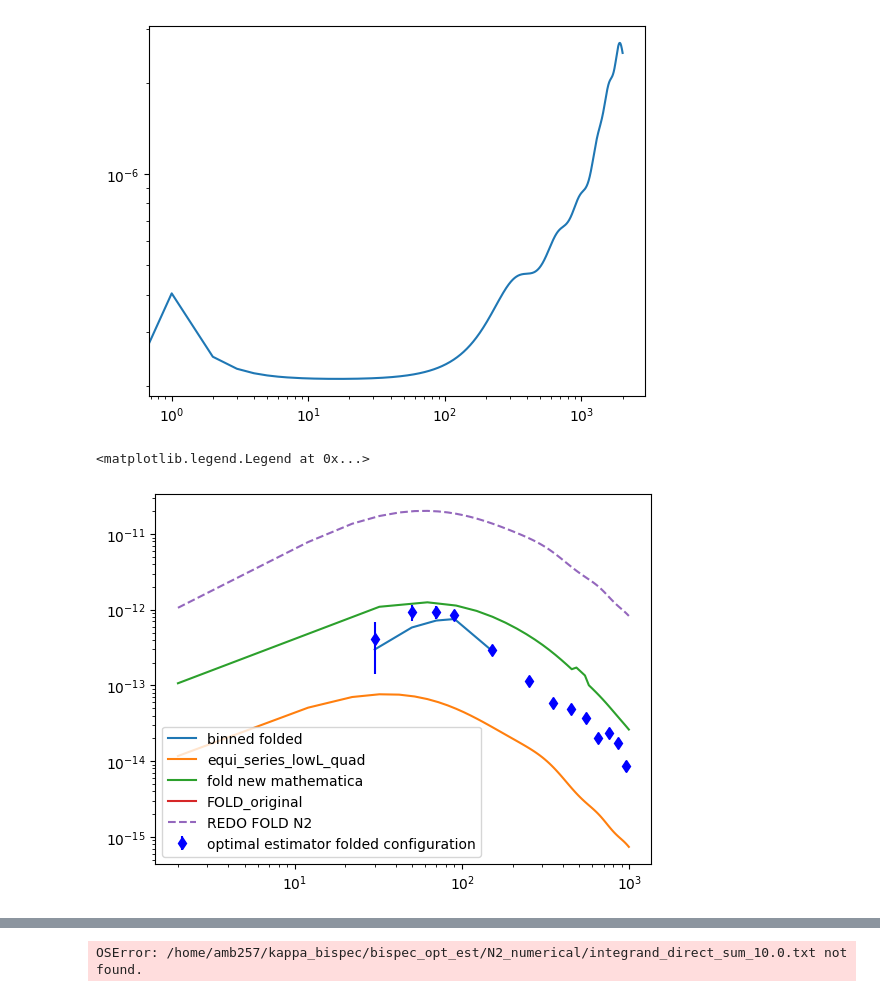
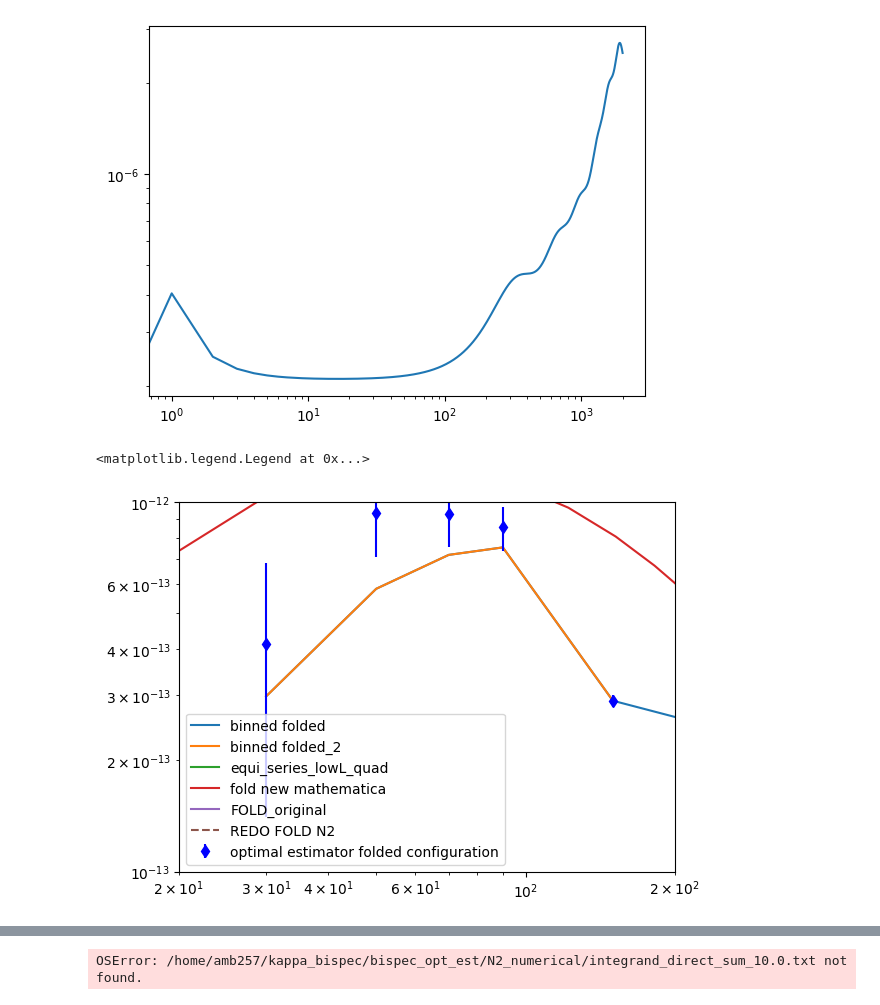
Before and after one commit to aleksandrbowkis/bispec_opt_est, a Jupyter notebook: N2_numerical/N2_tests.ipynb, the cells around one changed output, grey strips where cells are left out. Drawn from its saved outputs; the diff is of its cells as text; code cells hidden in the pictures.

```diff
--- a/N2_numerical/N2_tests.ipynb
+++ b/N2_numerical/N2_tests.ipynb
@@ -120,34 +120,38 @@ plt.loglog(L_norm, Lfac_norm*norm_phi)
 # %%
 """ Now test folded series expansion N2 """
 
 ### Notes - shape driven almost totally by setting A1,2,3. Setting A(L/2) twice and A(L) then leaving Clphis as C(L) gives pretty much bang on. Why wouldn't the clphi"s L change though?
 ### Changing to any Clphi(L/2) makes it too large (even just one of the two)
 bin_mid_fld, binning_test_fld = np.load('/home/amb257/kappa_bispec/bispec_opt_est/N2_numerical/Binning_effects/outputs/binned_folded.npy')
+bin_mid_fld_2, binning_test_fld_2 = np.load('/home/amb257/kappa_bispec/bispec_opt_est/N2_numerical/Binning_effects/outputs/binned_folded_2.npy')
 
 L_redo, N2_redo = np.loadtxt('n2_bias_results.txt')
 LensingL_fold, N2_fold = np.loadtxt('N2_fold.txt')
 LensingL_fold, direct_fold = np.loadtxt('direct_fold.txt')
 L_samenorm, fold_samenorm = np.loadtxt('same_norm_quad_fold.txt')
 L_newmathematica, fold_N2_newmathematica = np.loadtxt('new_mathematica_N2_fold.txt')
 Lfac = LensingL_fold*(LensingL_fold+1)  * (LensingL_fold/2*(LensingL_fold/2+1))**2
 Lfac_mathematica = L_newmathematica*(L_newmathematica+1)  * (L_newmathematica/2*(L_newmathematica/2+1))**2
 
 
 L_As_same, fold_As_same = np.loadtxt('allAs_same_norm_quad_fold.txt')
 L_opt_fold, opt_est_fold, err_fold = np.loadtxt('folded_opt_est.txt')
 plt.loglog(bin_mid_fld, binning_test_fld, label = 'binned folded')
+plt.loglog(bin_mid_fld_2, binning_test_fld_2, label = 'binned folded_2')
+
 plt.loglog(LensingL, 1/8*(LensingL*(LensingL+1))**3 * testquad, label='equi_series_lowL_quad')
 plt.loglog(L_newmathematica, 1/8*Lfac_mathematica * fold_N2_newmathematica, label='fold new mathematica')
 plt.errorbar(L_opt_fold, -1*opt_est_fold, yerr = err_fold, fmt='bd', label = 'optimal estimator folded configuration')
 #plt.loglog(LensingL_fold, -1/8*Lfac*N2_fold, label='FOLD_original')
 plt.loglog(LensingL_fold, -1/8*(LensingL_fold*(LensingL_fold+1))**3*direct_fold, label='FOLD_original')
 
 plt.loglog(L_redo, -1/8*(L_redo*(L_redo+1))**3*N2_redo,  ls = '--', label='REDO FOLD N2')
-
+plt.xlim(20,200)
+plt.ylim(1e-13, 1e-12)
 plt.legend()
 # %% [output]
 <matplotlib.legend.Legend at 0x...>
-[figure, old version]
+[figure, new version]
 # %%
 # Here we test the full integral which will be used for understanding binning effects and compute it for the equilateral configuration and compare to existing calculation
 
```
Also changed, not shown: parts of 3 cells of this notebook, 9 other files.
